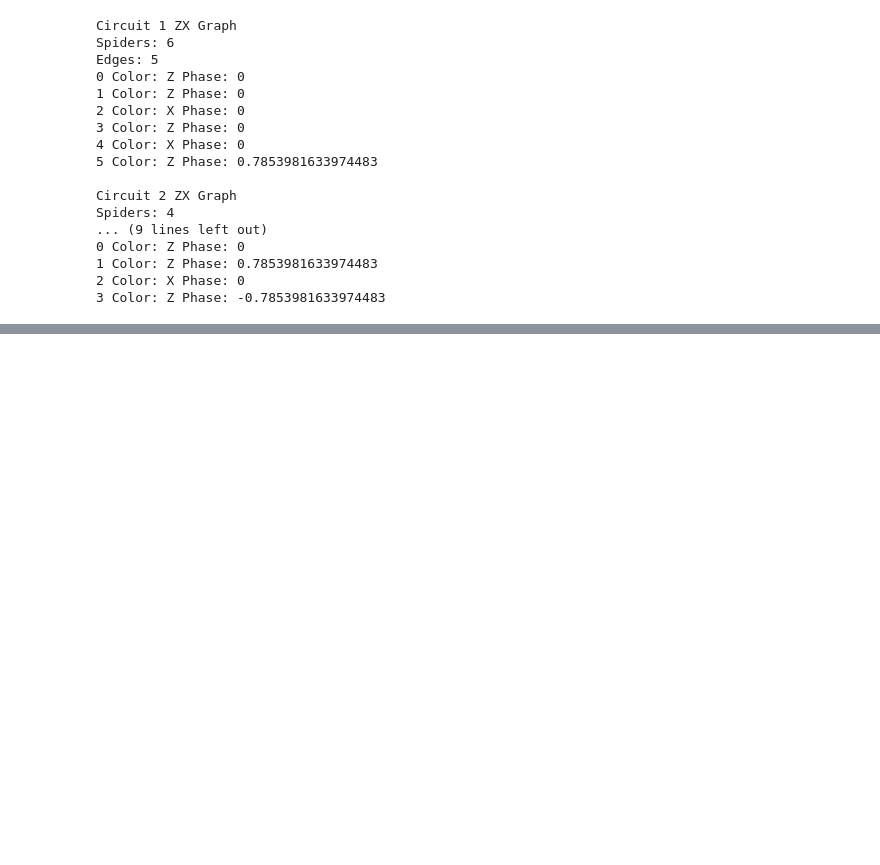
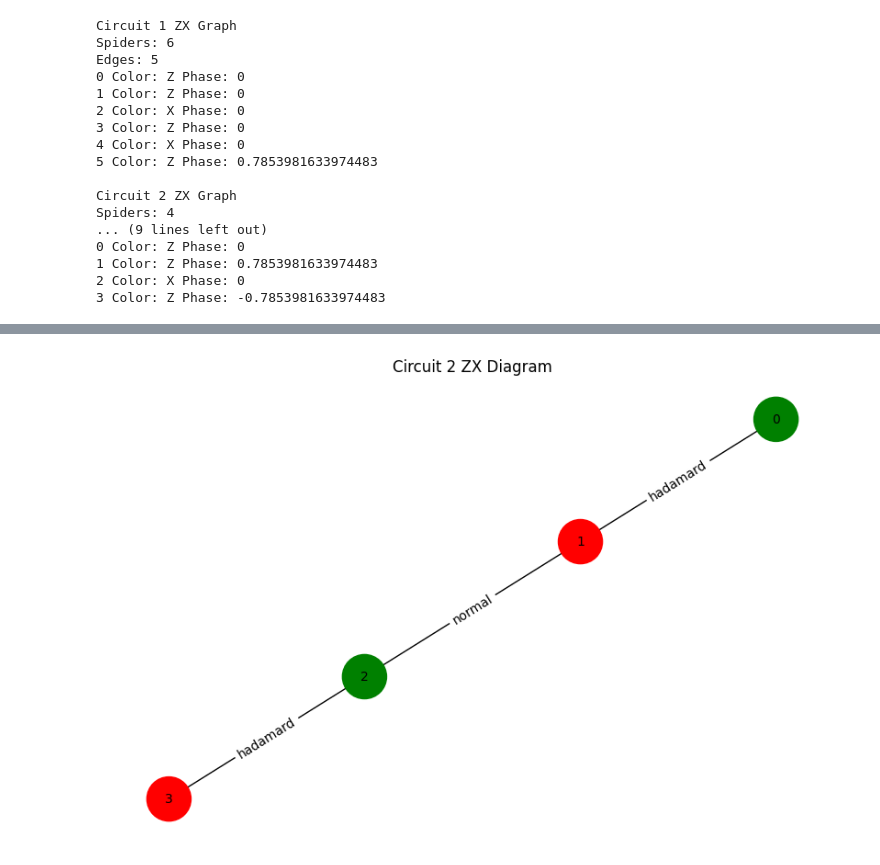
Before and after one commit to Yeabebe/ZX-CENF, a Jupyter notebook: experiments/zx_optimizer.ipynb, the cells around one changed output, grey strips where cells are left out. Cells and saved outputs as stored; diff of their text form; code cells hidden in the pictures; blank space fills up the shorter version.

```diff
--- a/experiments/zx_optimizer.ipynb
+++ b/experiments/zx_optimizer.ipynb
@@ -401,0 +475,7 @@ Spiders: 4
+# %%
+draw_zx_graph(
+    zx2,
+    "Circuit 2 ZX Diagram"
+)
+# %% [output]
+[figure, added]
```
Also changed, not shown: parts of 4 cells of this notebook.
